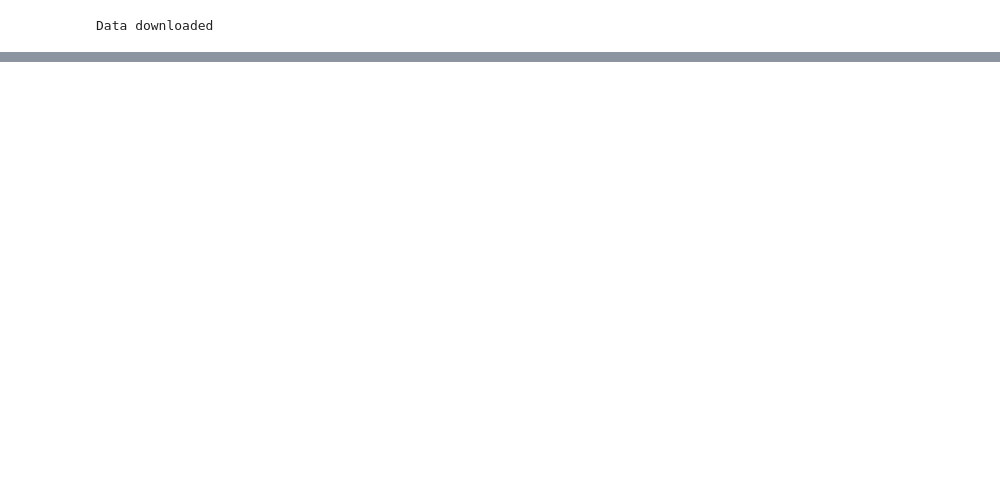
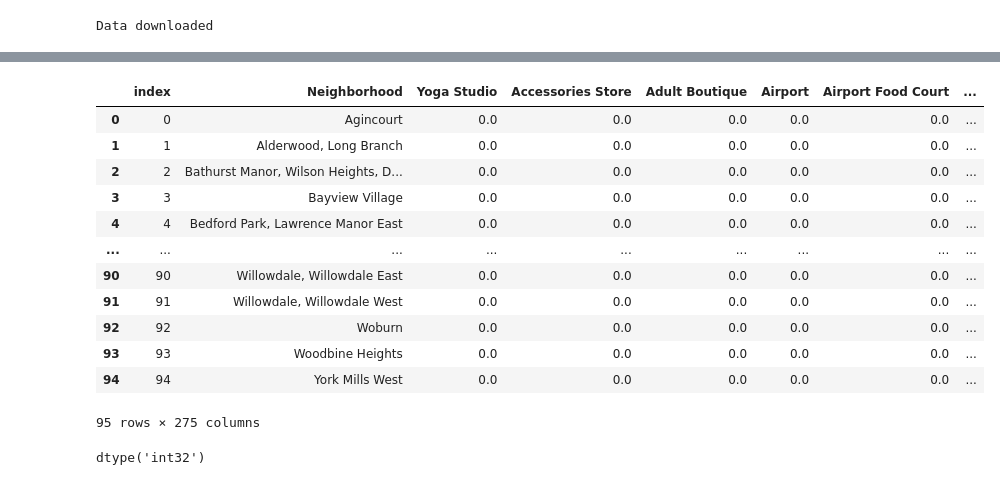
Before and after one commit to takuto63/Coursera_Capstone, a Jupyter notebook: Week3_assignment.ipynb, the cells around one changed output, grey strips where cells are left out. Drawn from its saved outputs; the diff is of its cells as text; code cells hidden in the pictures; blank space fills up the shorter version.

Commit message:
Published from Watson Studio.

```diff
--- a/Week3_assignment.ipynb
+++ b/Week3_assignment.ipynb
@@ -134,0 +589,3 @@ df_pd
+# %%
+toronto_grouped = toronto_grouped.rename(columns={'Neighbourhood':'Neighborhood'})
+print(toronto_grouped.shape)
@@ -134,0 +617,2 @@ df_pd
+# %%
+neighborhoods_venues_sorted.insert(0, 'Cluster Labels', kmeans.labels_)
@@ -134,0 +628,5 @@ df_pd
+# %%
+#merge
+toronto_merged = toronto_grouped
+# %%
+toronto_merged = toronto_merged.join(neighborhoods_venues_sorted.set_index('Neighborhood'), on='Neighborhood')
@@ -134,0 +655,21 @@ df_pd
+# %%
+toronto_merged=toronto_merged.dropna()
+toronto_merged.reset_index()
+# %% [output]
+|  | index | Neighborhood | Yoga Studio | Accessories Store | Adult Boutique | Airport | Airport Food Court | ... |
+| 0 | 0 | Agincourt | 0.0 | 0.0 | 0.0 | 0.0 | 0.0 | ... |
+| 1 | 1 | Alderwood, Long Branch | 0.0 | 0.0 | 0.0 | 0.0 | 0.0 | ... |
+| 2 | 2 | Bathurst Manor, Wilson Heights, D... | 0.0 | 0.0 | 0.0 | 0.0 | 0.0 | ... |
+| 3 | 3 | Bayview Village | 0.0 | 0.0 | 0.0 | 0.0 | 0.0 | ... |
+| 4 | 4 | Bedford Park, Lawrence Manor East | 0.0 | 0.0 | 0.0 | 0.0 | 0.0 | ... |
+| ... | ... | ... | ... | ... | ... | ... | ... | ... |
+| 90 | 90 | Willowdale, Willowdale East | 0.0 | 0.0 | 0.0 | 0.0 | 0.0 | ... |
+| 91 | 91 | Willowdale, Willowdale West | 0.0 | 0.0 | 0.0 | 0.0 | 0.0 | ... |
+| 92 | 92 | Woburn | 0.0 | 0.0 | 0.0 | 0.0 | 0.0 | ... |
+| 93 | 93 | Woodbine Heights | 0.0 | 0.0 | 0.0 | 0.0 | 0.0 | ... |
+| 94 | 94 | York Mills West | 0.0 | 0.0 | 0.0 | 0.0 | 0.0 | ... |
+95 rows × 275 columns
+# %%
+toronto_merged.dtypes['Cluster Labels']
+# %% [output]
+dtype('int32')
```
Also changed, not shown: parts of 73 cells of this notebook.
